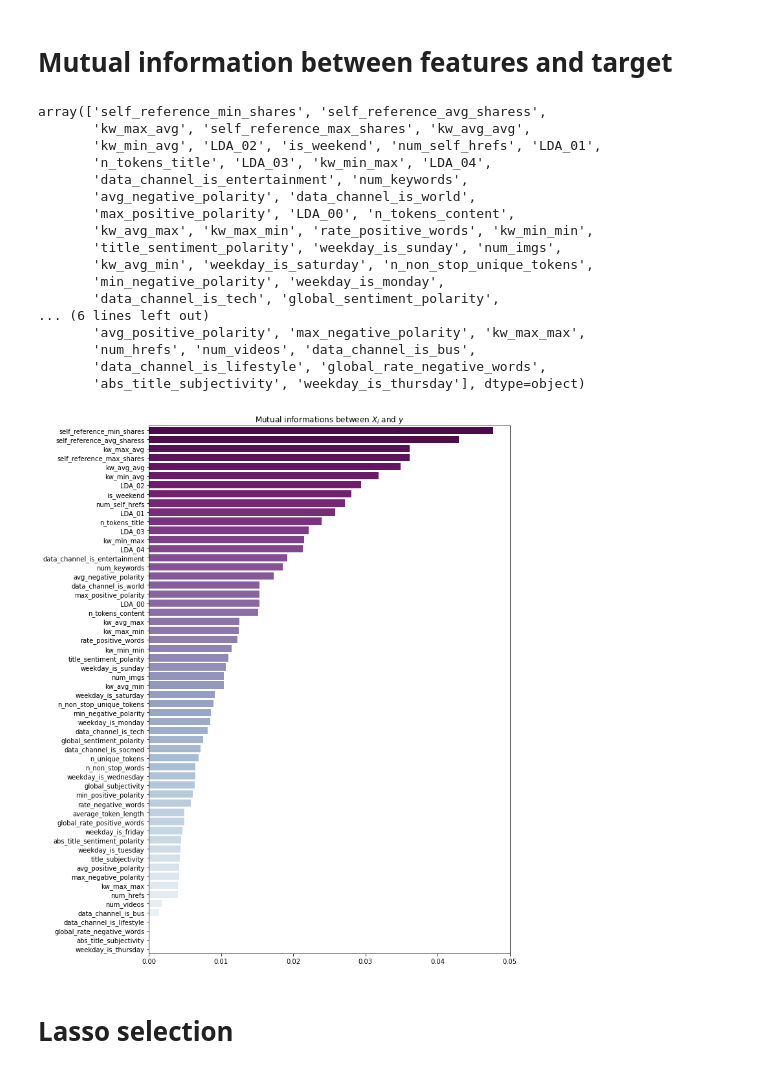
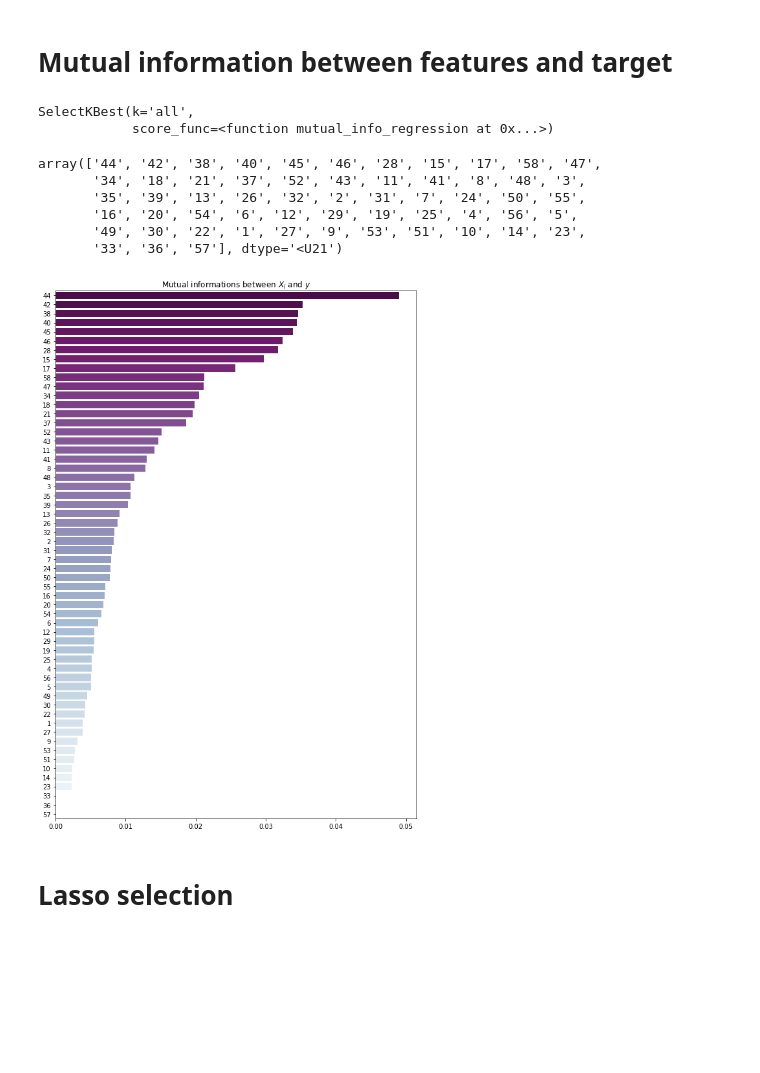
Before and after one commit to RomainGrx/LELEC2870-Project, a Jupyter notebook: 01-feature-selection.ipynb, the cells around one changed output. Saved outputs shown, nothing was run; the diff lists cells and outputs as text; code cells hidden in the pictures; blank space fills up the shorter version.

```diff
--- a/01-feature-selection.ipynb
+++ b/01-feature-selection.ipynb
@@ -29,7 +24,7 @@ def bar(x_values, columns, title, figsize=(15,15), ax=None, get_cols=False):
     fig = plt.figure(figsize=(figsize))
     ax = ax or plt.gca()
     ax.set_title(title)
-    col = columns[args_sorted]
+    col = columns[args_sorted].astype(str)
     val = x_values[args_sorted]
     out = sns.barplot(y=col, x=val, palette=CMAP+"_r", ax=ax)
     if get_cols:
@@ -80,11 +75,14 @@ Let's now import all data from the `preprocess` file
 - get the `X_train`, `y_train` needed for inference
 # %%
 
-dataset = get_dataset(train_size=.8, seed=42)
+dataset = get_dataset(train_size=1., seed=42)
 X_train, y_train = dataset_to_X_y(dataset, keys=['train'], datatype="df")
 all = pd.concat([X_train, y_train], axis=1)
+
+X_train_num = sort_df_features(X_train.T)
+X_train_num.columns = np.arange(1, len(X_train_num.columns)+1)
 
 FS_SCORE_PATH = join(CSV_PATH, "fs_scores.csv")
 CMAP = "BuPu"
 
-desc = X_train.describe()
+X_train.describe()
@@ -131,8 +127,8 @@ mask = np.triu(np.ones(mi_df.shape)).astype(np.bool)
 sns.heatmap(np.abs(mi_df), mask=mask, cmap=CMAP).set_title("Mutual information between all features")
 with output_dir(join(PLOTS_PATH, "feature_selection")) as path:
     plt.savefig(
-        join(path, "mutual_information_features.png"),
+        join(path, "mutual_information_features_num.png"),
         transparent=True
     )
-    tiksave("mutual_information_features.tex")
+    tiksave("mutual_information_features_num.tex")
 # %% [output]
@@ -140,41 +136,33 @@ with output_dir(join(PLOTS_PATH, "feature_selection")) as path:
 # %% [markdown]
 # Mutual information between features and target
+# %%
+from sklearn.feature_selection import SelectKBest, mutual_info_regression
+from matplotlib import pyplot
+
+fs_mi = SelectKBest(score_func=mutual_info_regression, k='all')
+fs_mi.fit(X_train_num, y_train)
+# %% [output]
+SelectKBest(k='all',
+            score_func=<function mutual_info_regression at 0x...>)
 # %%
-from sklearn.feature_selection import SelectKBest, mutual_info_regression
-from matplotlib import pyplot
-
-fs_mi = SelectKBest(score_func=mutual_info_regression, k='all')
-fs_mi.fit(X_train, y_train)
-
-out, cols = bar(fs_mi.scores_, X_train.columns.values, "Mutual informations between $X_i$ and $y$", (10,15), get_cols=True)
-fs_score_df = append_fs_score("mutual_information", fs_mi.scores_, X_train.columns.values)
+out, cols = bar(fs_mi.scores_, X_train_num.columns.values, "Mutual informations between $X_i$ and $y$", (10,15), get_cols=True)
+fs_score_df = append_fs_score("mutual_information", fs_mi.scores_, X_train_num.columns.values)
 with output_dir(join(PLOTS_PATH, "feature_selection")) as path:
     plt.savefig(
-        join(path, "mutual_information_Xi_y.png"),
+        join(path, "mutual_information_Xi_y_num.png"),
         transparent=True
     )
-    tiksave("mutual_information_Xi_y.tex")
+    tiksave("mutual_information_Xi_y_num.tex")
 
 cols
 # %% [output]
-array(['self_reference_min_shares', 'self_reference_avg_sharess',
-       'kw_max_avg', 'self_reference_max_shares', 'kw_avg_avg',
-       'kw_min_avg', 'LDA_02', 'is_weekend', 'num_self_hrefs', 'LDA_01',
-       'n_tokens_title', 'LDA_03', 'kw_min_max', 'LDA_04',
-       'data_channel_is_entertainment', 'num_keywords',
-       'avg_negative_polarity', 'data_channel_is_world',
-       'max_positive_polarity', 'LDA_00', 'n_tokens_content',
-       'kw_avg_max', 'kw_max_min', 'rate_positive_words', 'kw_min_min',
-       'title_sentiment_polarity', 'weekday_is_sunday', 'num_imgs',
-       'kw_avg_min', 'weekday_is_saturday', 'n_non_stop_unique_tokens',
-       'min_negative_polarity', 'weekday_is_monday',
-       'data_channel_is_tech', 'global_sentiment_polarity',
-... (6 lines left out)
-       'avg_positive_polarity', 'max_negative_polarity', 'kw_max_max',
-       'num_hrefs', 'num_videos', 'data_channel_is_bus',
-       'data_channel_is_lifestyle', 'global_rate_negative_words',
-       'abs_title_subjectivity', 'weekday_is_thursday'], dtype=object)
+array(['44', '42', '38', '40', '45', '46', '28', '15', '17', '58', '47',
+       '34', '18', '21', '37', '52', '43', '11', '41', '8', '48', '3',
+       '35', '39', '13', '26', '32', '2', '31', '7', '24', '50', '55',
+       '16', '20', '54', '6', '12', '29', '19', '25', '4', '56', '5',
+       '49', '30', '22', '1', '27', '9', '53', '51', '10', '14', '23',
+       '33', '36', '57'], dtype='<U21')
-[figure, old version]
+[figure, new version]
 # %% [markdown]
 # Lasso selection
 # %%
```
Also changed, not shown: parts of 7 cells of this notebook, 22 other files.
